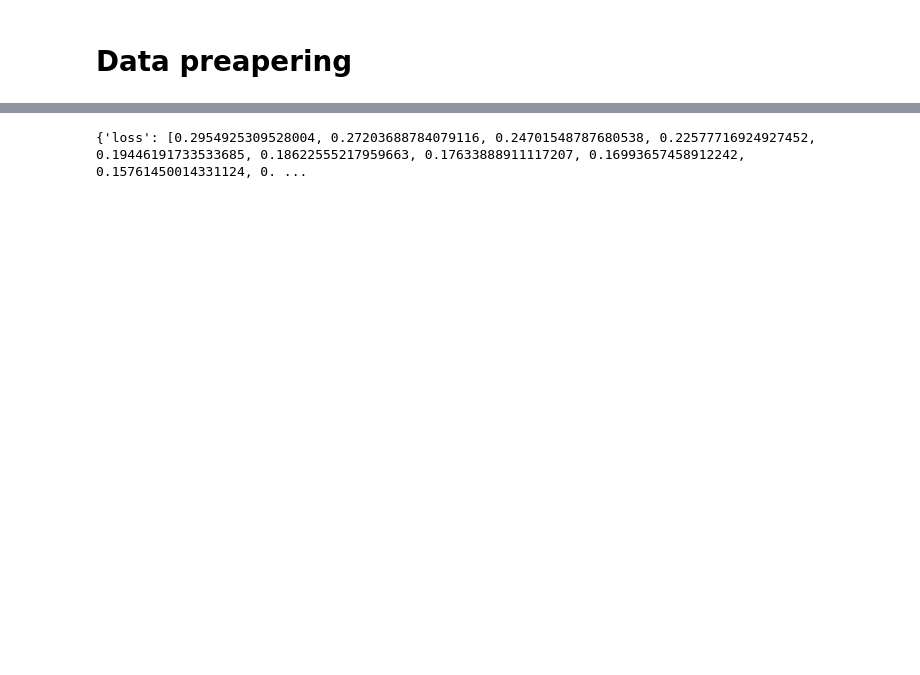
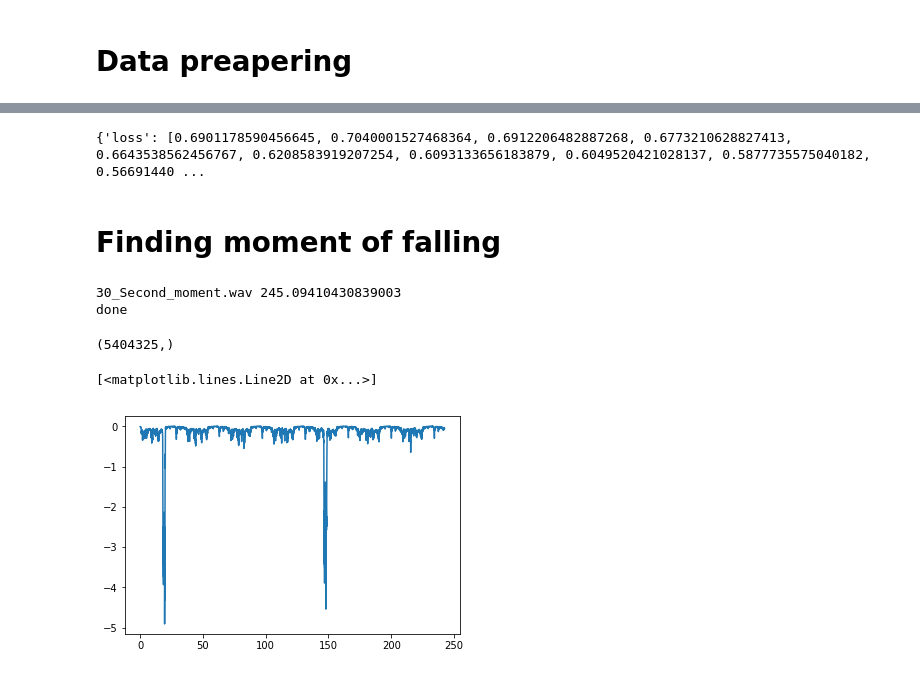
Before and after one commit to zgrzebnickij/Scissors, a Jupyter notebook: Spectogram_making.ipynb, the cells around one changed output, grey strips where cells are left out. Cells and saved outputs as stored; diff of their text form; code cells hidden in the pictures; blank space fills up the shorter version.

Commit message:
add predictions

```diff
--- a/Spectogram_making.ipynb
+++ b/Spectogram_making.ipynb
@@ -195,8 +193,8 @@ print(len(D[0]))
 print(len(D[0][0]))
 random.shuffle(dataset)
 
-train = dataset[:880]
-test = dataset[880:]
+train = dataset[:600]
+test = dataset[600:]
 
 x_train, y_train = zip(*train)
 x_test, y_test = zip(*test)
@@ -283,4 +281,39 @@ model.save_weights('my_model_weights_85.h5')
 # %%
 print(history.history)
 # %% [output]
-{'loss': [0.2954925309528004, 0.27203688784079116, 0.24701548787680538, 0.22577716924927452, 0.19446191733533685, 0.18622555217959663, 0.17633888911117207, 0.16993657458912242, 0.15761450014331124, 0. ...
+{'loss': [0.6901178590456645, 0.7040001527468364, 0.6912206482887268, 0.6773210628827413, 0.6643538562456767, 0.6208583919207254, 0.6093133656183879, 0.6049520421028137, 0.5877735575040182, 0.56691440 ...
+# %% [markdown]
+# Finding moment of falling
+# %%
+moment=[]
+for folder in ["test_moment"]:
+    for file in os.listdir(folder):
+        if("d_moment" in file):
+            probes,sr = librosa.load(folder+"/"+file)
+            moment.extend(probes)
+            print(file,len(moment)/sr)
+moment=np.array(moment)
+print("done")
+#we need 441.0 samples for 20 ms. spectogram 128x128 nedd 56448
+# %% [output]
+30_Second_moment.wav 245.09410430839003
+done
+# %%
+print(moment.shape)
+hop_len = 442
+prediction_x =[]
+prediction_y =[]
+for i in range((moment.shape[0]//441)-128):
+    array = moment[i*441:(i+128)*441]
+    array_spectogram = keras.utils.normalize(librosa.feature.melspectrogram(y=array, sr=sr,hop_length=hop_len),axis=-1,order=2)
+    prediction_x.append(i*441/sr)
+    prediction_y.append(model.predict(array_spectogram.reshape( (1,128, 128, 1) ))[0])
+    #if(prediction[0] < 0.75):
+    #    print(i*441/sr,prediction)
+# %% [output]
+(5404325,)
+# %%
+plt.plot(prediction_x,np.log10(prediction_y))
+# %% [output]
+[<matplotlib.lines.Line2D at 0x...>]
+[figure, added]
```
Also changed, not shown: parts of 9 cells of this notebook, 2 other files.
